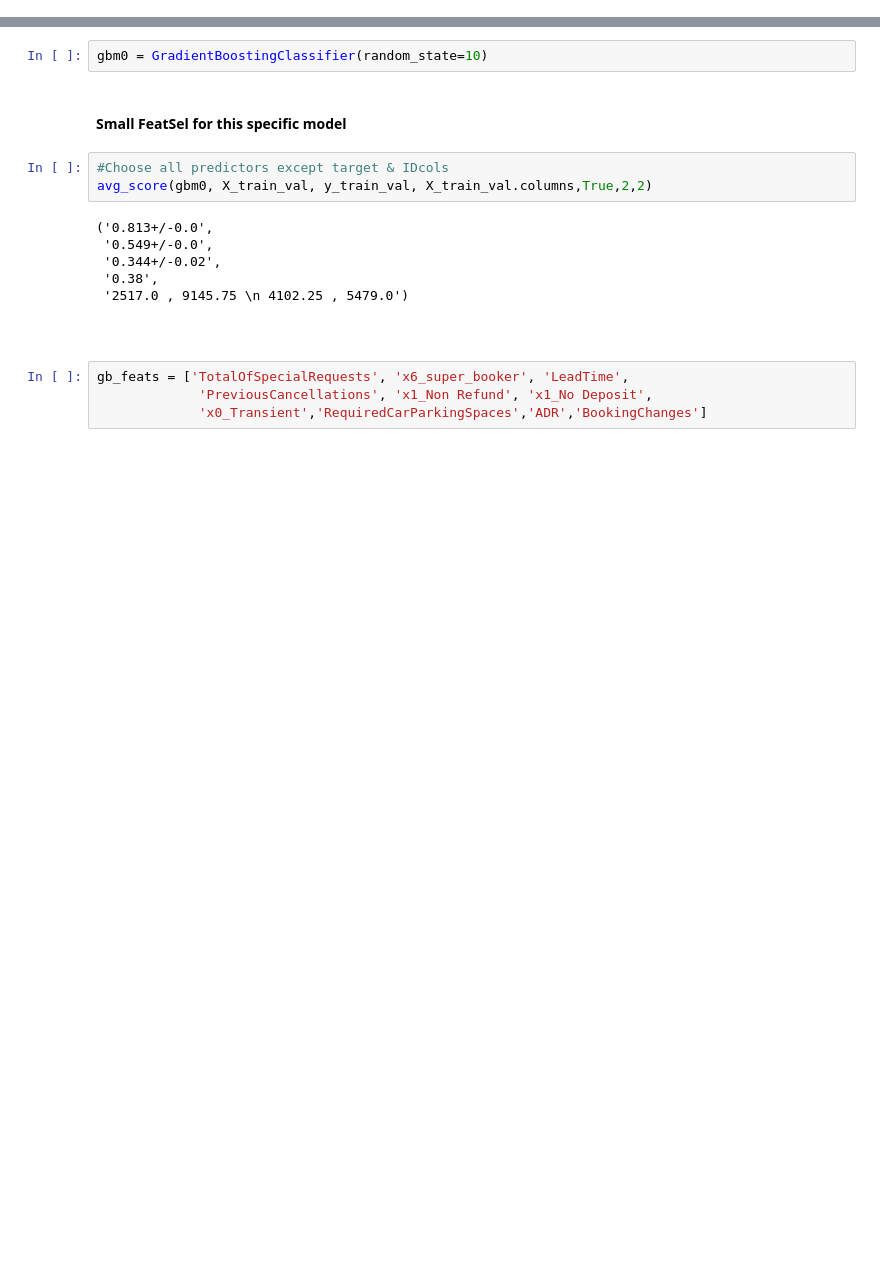
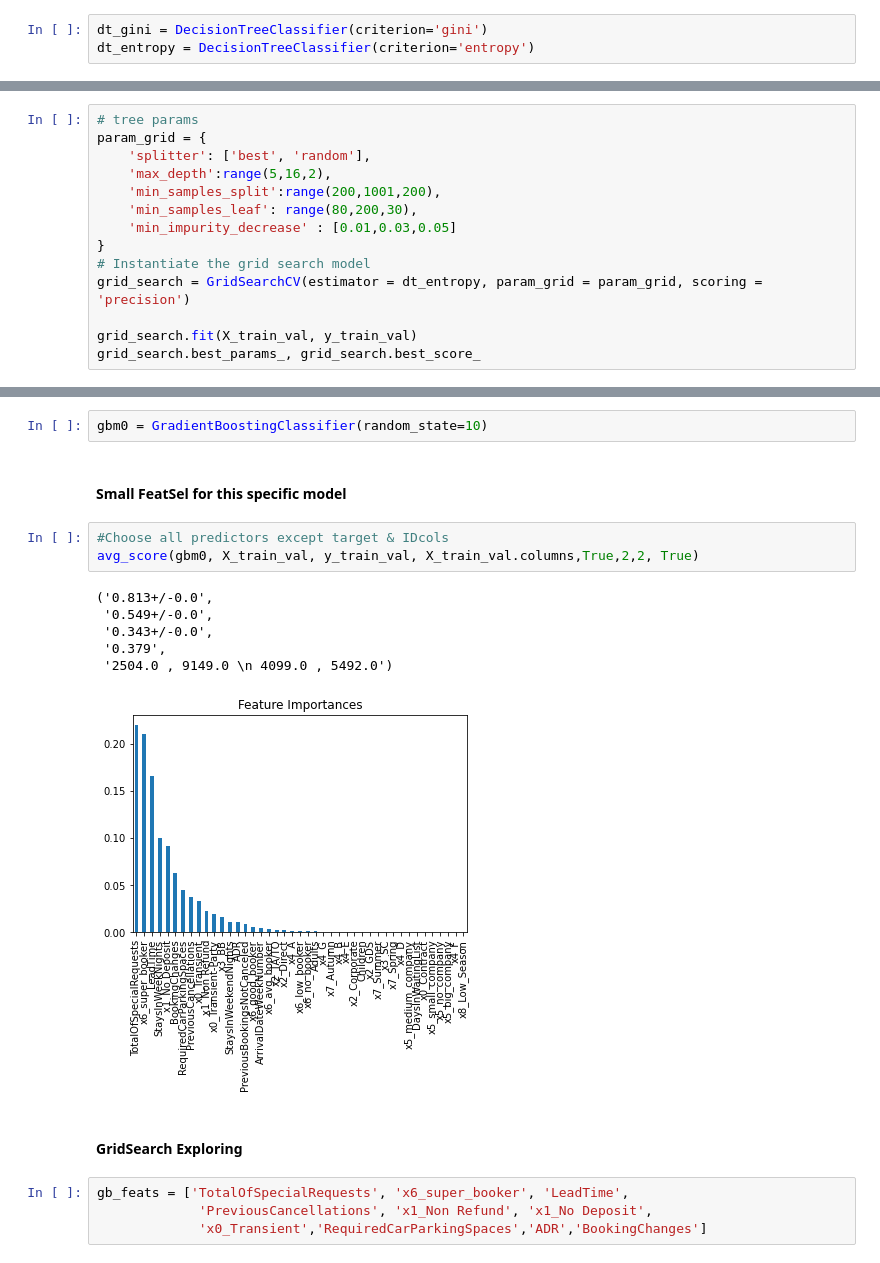
Before and after one commit to diogobulhosa/BC2, a Jupyter notebook: scripts/BCS-Notebook-Models-Bulhosa.ipynb, the cells around one changed output, grey strips where cells are left out. Saved outputs shown, nothing was run; the diff lists cells and outputs as text; blank space fills up the shorter version.

```diff
--- a/scripts/BCS-Notebook-Models-Bulhosa.ipynb
+++ b/scripts/BCS-Notebook-Models-Bulhosa.ipynb
@@ -149,0 +162,3 @@ def avg_score(model, data_to_slice, y_to_slice, columns_to_use, smote = True, rs
+# %%
+dt_gini = DecisionTreeClassifier(criterion='gini')
+dt_entropy = DecisionTreeClassifier(criterion='entropy')
@@ -160,0 +187,14 @@ This model has no feat_sel attb
+# %%
+# tree params
+param_grid = {
+    'splitter': ['best', 'random'],
+    'max_depth':range(5,16,2),
+    'min_samples_split':range(200,1001,200),
+    'min_samples_leaf': range(80,200,30),
+    'min_impurity_decrease' : [0.01,0.03,0.05]
+}
+# Instantiate the grid search model
+grid_search = GridSearchCV(estimator = dt_entropy, param_grid = param_grid, scoring = 'precision')
+
+grid_search.fit(X_train_val, y_train_val)
+grid_search.best_params_, grid_search.best_score_
@@ -168,15 +225,16 @@ gbm0 = GradientBoostingClassifier(random_state=10)
 #### Small FeatSel for this specific model
 # %%
 #Choose all predictors except target & IDcols
-avg_score(gbm0, X_train_val, y_train_val, X_train_val.columns,True,2,2)
+avg_score(gbm0, X_train_val, y_train_val, X_train_val.columns,True,2,2, True)
 # %% [output]
 ('0.813+/-0.0',
  '0.549+/-0.0',
- '0.344+/-0.02',
- '0.38',
- '2517.0 , 9145.75 \n 4102.25 , 5479.0')
+ '0.343+/-0.0',
+ '0.379',
+ '2504.0 , 9149.0 \n 4099.0 , 5492.0')
+[figure, added]
 # %% [markdown]
-##
+#### GridSearch Exploring
 # %%
 gb_feats = ['TotalOfSpecialRequests', 'x6_super_booker', 'LeadTime',
              'PreviousCancellations', 'x1_Non Refund', 'x1_No Deposit',
```
Also changed, not shown: parts of 21 cells of this notebook.
